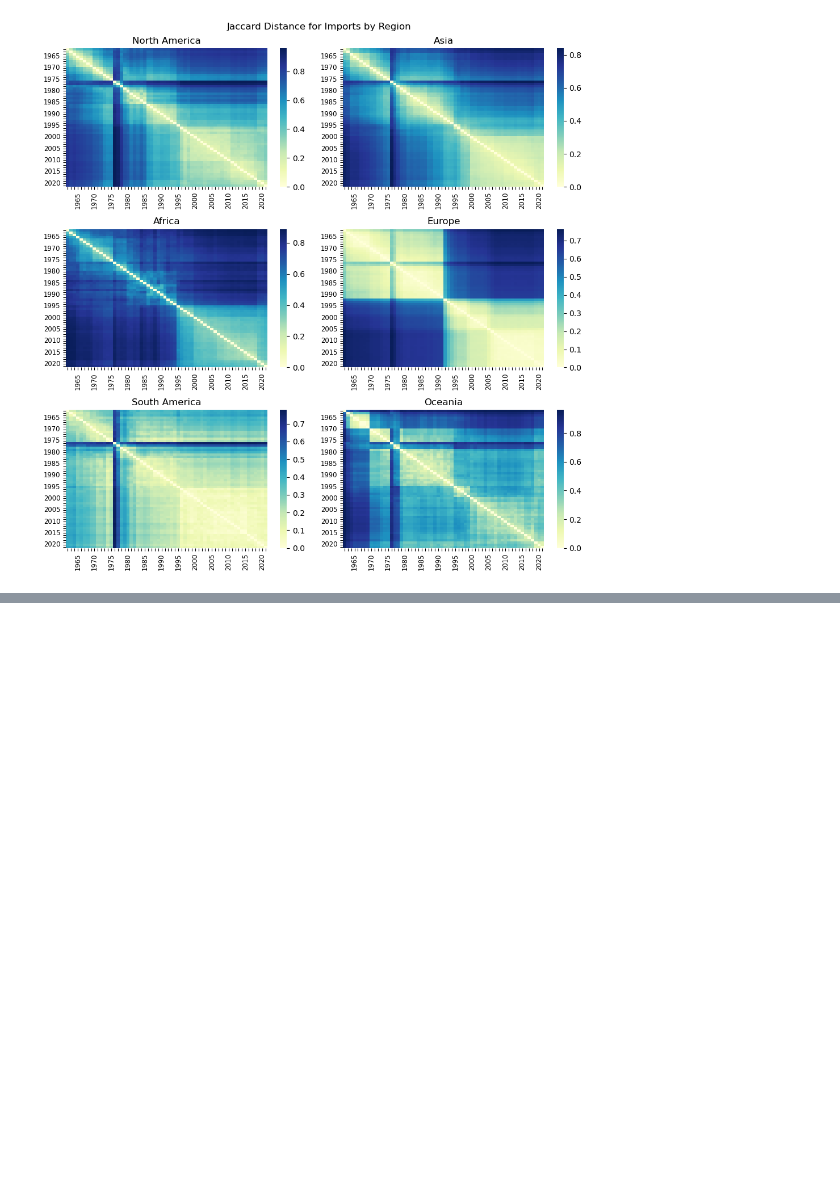
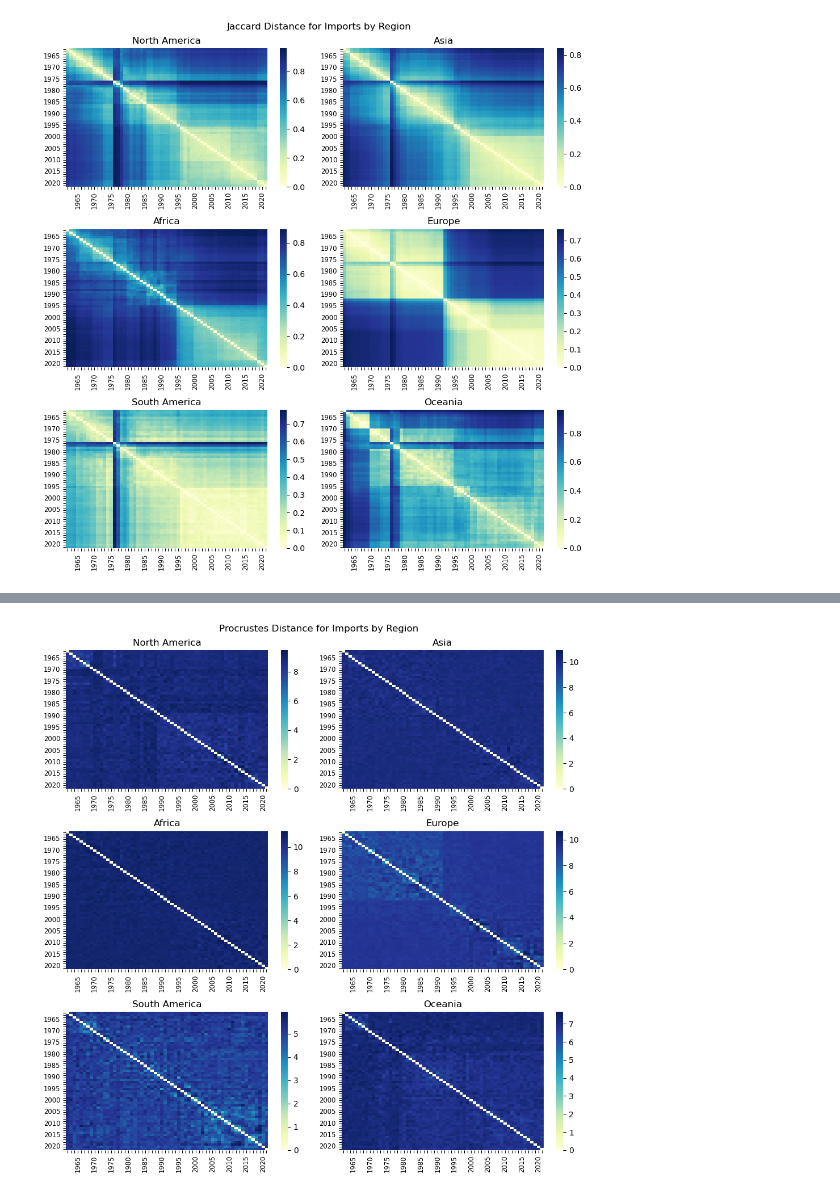
Before and after one commit to soschuetze/Trade-GNN-ChangePoint, a Jupyter notebook: network_exploration.ipynb, the cells around one changed output, grey strips where cells are left out. Cells and saved outputs as stored; diff of their text form; code cells hidden in the pictures; blank space fills up the shorter version.

```diff
--- a/network_exploration.ipynb
+++ b/network_exploration.ipynb
@@ -589,0 +670,4 @@ create_heatmaps(jaccard_regions_imports, 'Jaccard Distance for Imports by Region
+# %%
+create_heatmaps(procrustes_regions_imports, 'Procrustes Distance for Imports by Region')
+# %% [output]
+[figure, added]
```
Also changed, not shown: parts of 14 cells of this notebook.
